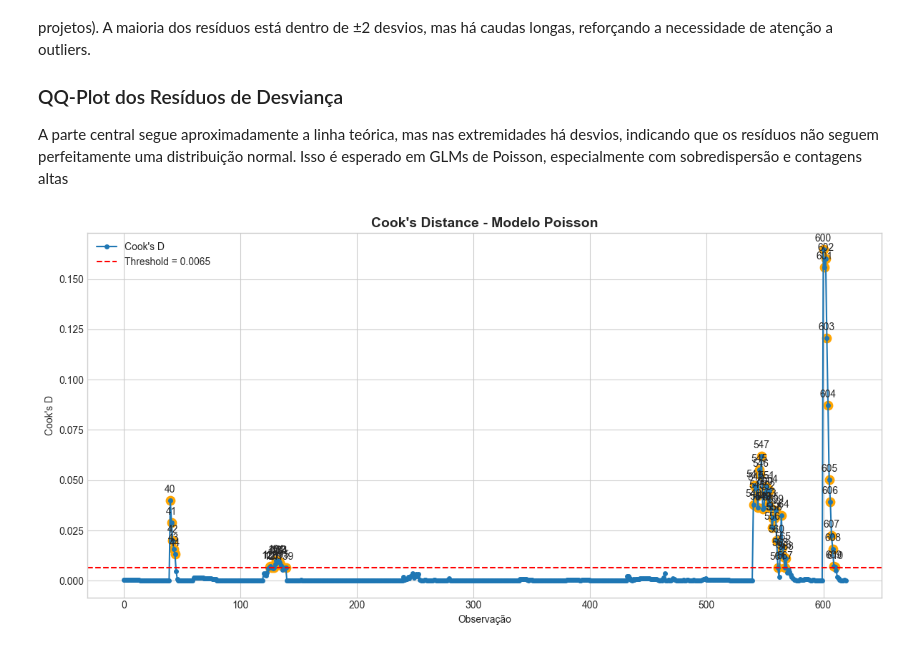
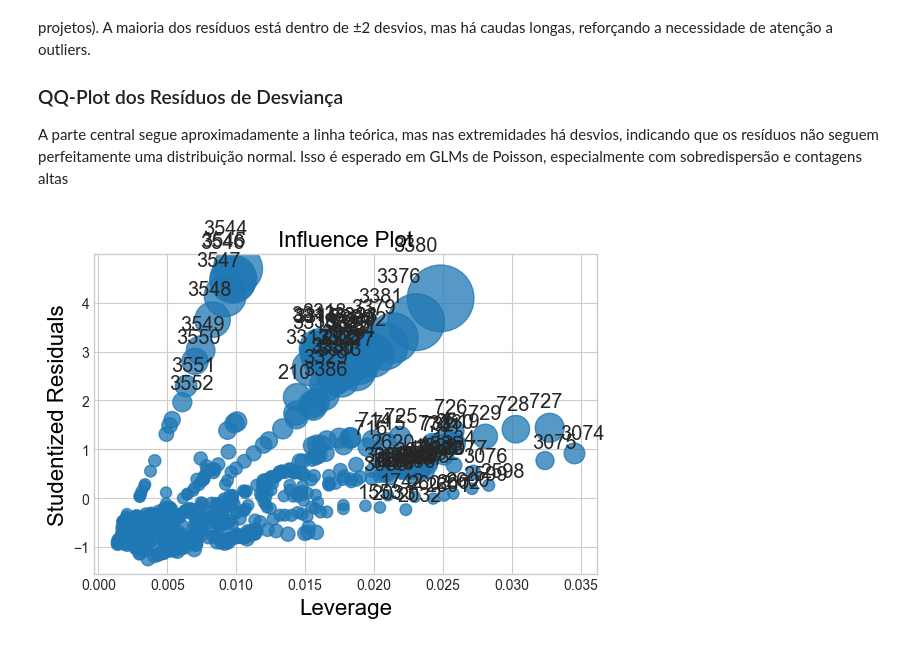
Before and after one commit to Fabiano01EST/generalized-linear-models-python, a Jupyter notebook: GLM.ipynb, the cells around one changed output. Drawn from its saved outputs; the diff is of its cells as text; code cells hidden in the pictures.

```diff
--- a/GLM.ipynb
+++ b/GLM.ipynb
@@ -191,9 +243,10 @@ from sklearn.preprocessing import StandardScaler
 modelo = smf.glm(
     formula="""
     intensidade_energia_mj_por_pib_ppp ~
-    pib_per_capita +
-    co2_emissoes_tm_per_capita +
-    capacidade_eletrica_renovavel_per_capita +
+    pct_energia_renovaveis_primaria+
+    co2_emissoes_tm_per_capita+
+    pct_acesso_eletricidade+
+    capacidade_eletrica_renovavel_per_capita+
     densidade_populacional
     """,
     data=df_energy_filtrado,
@@ -409,50 +407,54 @@ A distribuição é ligeiramente assimétrica à direita, novamente sugerindo qu
 
 A parte central segue aproximadamente a linha teórica, mas nas extremidades há desvios, indicando que os resíduos não seguem perfeitamente uma distribuição normal. Isso é esperado em GLMs de Poisson, especialmente com sobredispersão e contagens altas
 # %%
-import numpy as np
-import matplotlib.pyplot as plt
+# import numpy as np
+# import matplotlib.pyplot as plt
 
-# ===========================
-# Extraindo dados do modelo
-# ===========================
-y = modelo.model.endog  # contagens observadas
-fitted = modelo.fittedvalues  # valores ajustados pelo modelo
+# # ===========================
+# # Extraindo dados do modelo
+# # ===========================
+# y = modelo.model.endog  # contagens observadas
+# fitted = modelo.fittedvalues  # valores ajustados pelo modelo
 
-# ===========================
-# Medidas de influência
-# ===========================
-influence = modelo.get_influence()
-hat_values = influence.hat_matrix_diag  # alavancagem
-cooks_d = influence.cooks_distance[0]   # distância de Cook
+# # ===========================
+# # Medidas de influência
+# # ===========================
+# influence = modelo.get_influence()
+# hat_values = influence.hat_matrix_diag  # alavancagem
+# cooks_d = influence.cooks_distance[0]   # distância de Cook
 
-# Critério de Cook: observações influentes
-n = len(y)
-threshold = 4 / n
-influential_points = np.where(cooks_d > threshold)[0]
+# # Critério de Cook: observações influentes
+# n = len(y)
+# threshold = 4 / n
+# influential_points = np.where(cooks_d > threshold)[0]
 
-# ===========================
-# Plot Cook’s Distance
-# ===========================
-plt.figure(figsize=(12,6))
-plt.plot(cooks_d, linestyle='-', marker='o', markersize=4, label="Cook's D")
-plt.axhline(threshold, color='red', linestyle='--', label=f"Threshold = {threshold:.4f}")
+# # ===========================
+# # Plot Cook’s Distance
+# # ===========================
+# plt.figure(figsize=(12,6))
+# plt.plot(cooks_d, linestyle='-', marker='o', markersize=4, label="Cook's D")
+# plt.axhline(threshold, color='red', linestyle='--', label=f"Threshold = {threshold:.4f}")
 
-# Destacar observações influentes
-for i in influential_points:
-    plt.scatter(i, cooks_d[i], s=80, color='orange')
-    plt.annotate(str(i),
-                 (i, cooks_d[i]),
-                 textcoords="offset points",
-                 xytext=(0, 8),
-                 ha='center')
+# # Destacar observações influentes
+# for i in influential_points:
+#     plt.scatter(i, cooks_d[i], s=80, color='orange')
+#     plt.annotate(str(i),
+#                  (i, cooks_d[i]),
+#                  textcoords="offset points",
+#                  xytext=(0, 8),
+#                  ha='center')
 
-plt.title("Cook's Distance - Modelo Poisson", fontsize=14, fontweight='bold')
-plt.xlabel("Observação")
-plt.ylabel("Cook's D")
-plt.legend()
-plt.tight_layout()
-plt.show()
+# plt.title("Cook's Distance", fontsize=14, fontweight='bold')
+# plt.xlabel("Observação")
+# plt.ylabel("Cook's D")
+# plt.legend()
+# plt.tight_layout()
+# plt.show()
 
-print(f"Número de observações influentes (Cook's D > {threshold:.4f}): {len(influential_points)}")
+# print(f"Número de observações influentes (Cook's D > {threshold:.4f}): {len(influential_points)}")
+
+infl = modelo.get_influence(observed=True)
+fig = infl.plot_influence()
+fig.tight_layout(pad=3.0)
 # %% [output]
-[figure, old version]
+[figure, new version]
```
Also changed, not shown: parts of 16 cells of this notebook.
